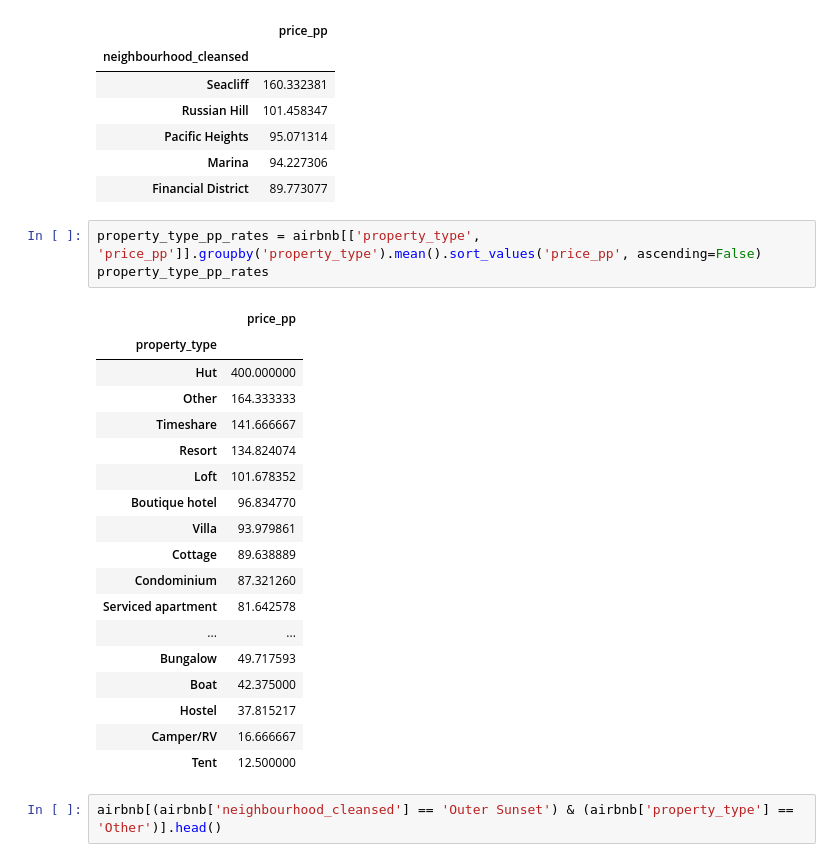
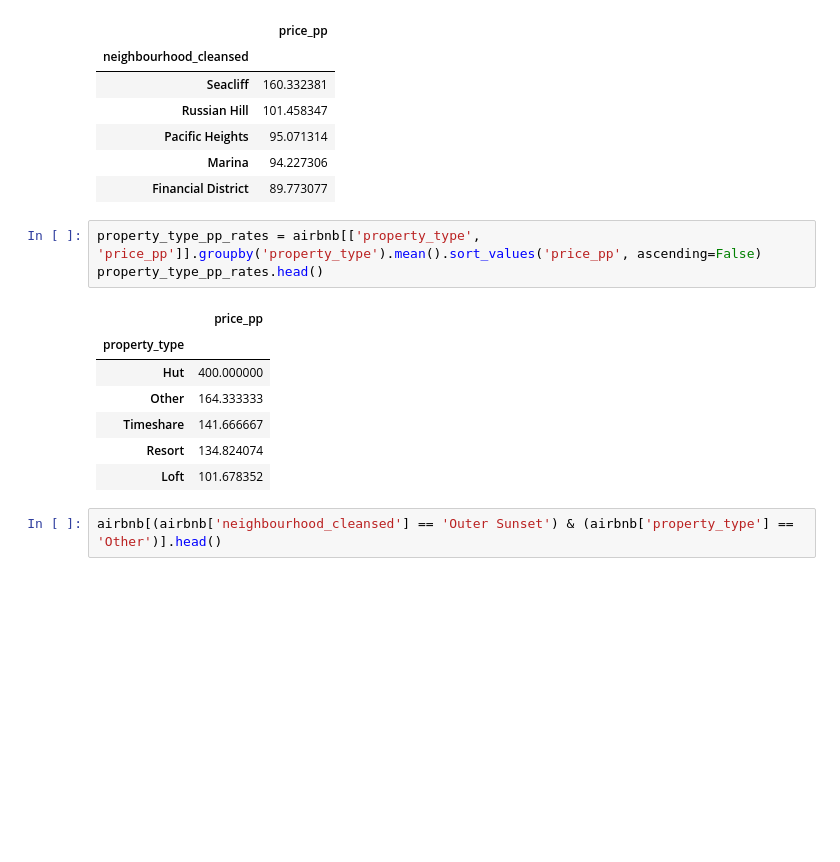
Before and after one commit to helen-tong/airbnb_1, a Jupyter notebook: eda.ipynb, the cells around one changed output. Drawn from its saved outputs; the diff is of its cells as text; blank space fills up the shorter version.

```diff
--- a/eda.ipynb
+++ b/eda.ipynb
@@ -263,26 +246,15 @@ price_per_person.head()
 | Financial District | 89.773077 |
 # %%
 property_type_pp_rates = airbnb[['property_type', 'price_pp']].groupby('property_type').mean().sort_values('price_pp', ascending=False)
-property_type_pp_rates
+property_type_pp_rates.head()
 # %% [output]
 |  | price_pp |
 | property_type |  |
 | Hut | 400.000000 |
 | Other | 164.333333 |
 | Timeshare | 141.666667 |
 | Resort | 134.824074 |
 | Loft | 101.678352 |
-| Boutique hotel | 96.834770 |
-| Villa | 93.979861 |
-| Cottage | 89.638889 |
-| Condominium | 87.321260 |
-| Serviced apartment | 81.642578 |
-| ... | ... |
-| Bungalow | 49.717593 |
-| Boat | 42.375000 |
-| Hostel | 37.815217 |
-| Camper/RV | 16.666667 |
-| Tent | 12.500000 |
 # %%
 airbnb[(airbnb['neighbourhood_cleansed'] == 'Outer Sunset') & (airbnb['property_type'] == 'Other')].head()
 # %% [output]
```
Also changed, not shown: parts of 15 cells of this notebook, 1 other file.
